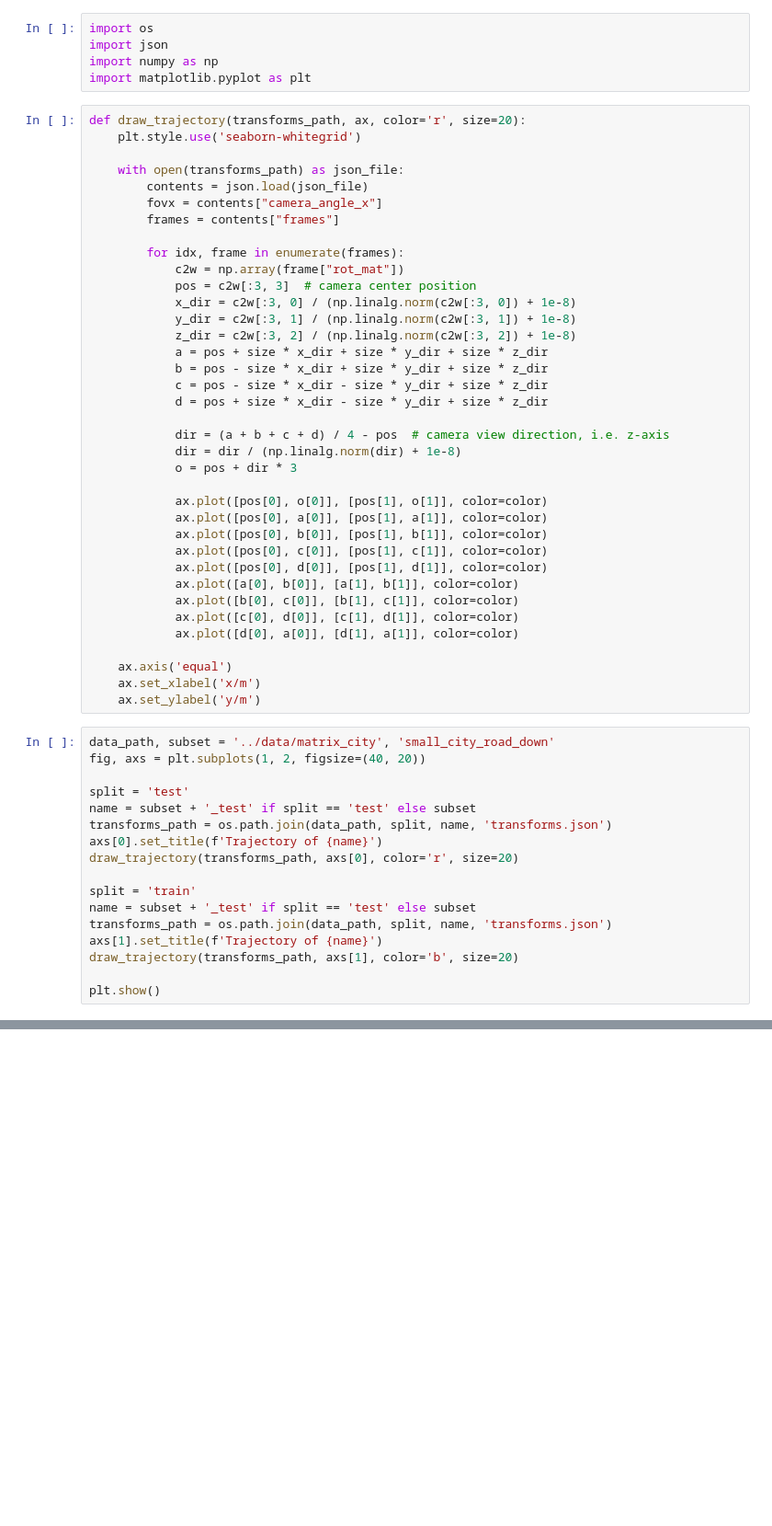
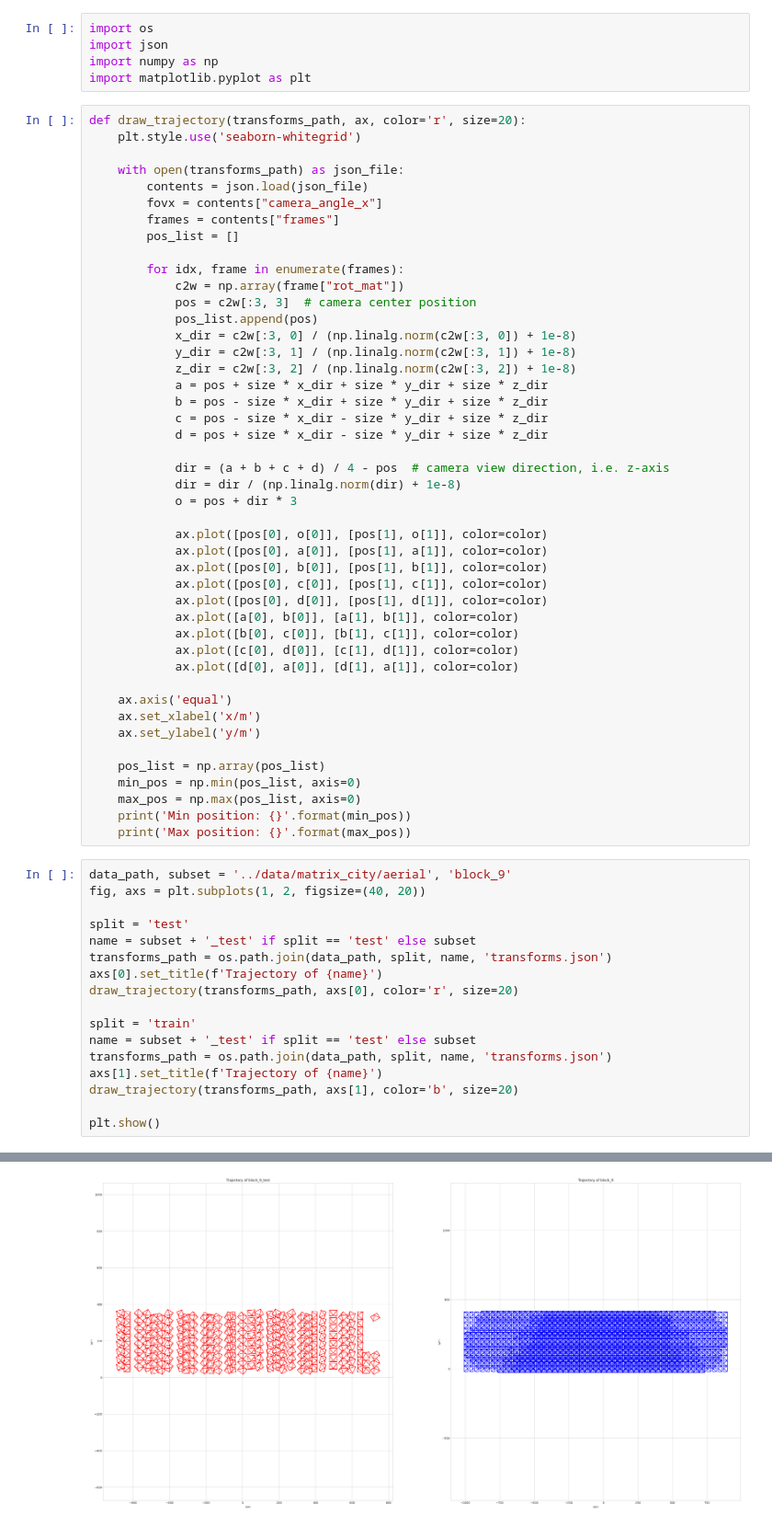
Before and after one commit to DekuLiuTesla/CityGaussian, a Jupyter notebook: notebooks/vis_matrixcity_trajectory.ipynb, the cells around one changed output, grey strips where cells are left out. Shown at 92% size. Saved outputs shown, nothing was run; the diff lists cells and outputs as text; blank space fills up the shorter version.

Commit message:
update matrix city vis

```diff
--- a/notebooks/vis_matrixcity_trajectory.ipynb
+++ b/notebooks/vis_matrixcity_trajectory.ipynb
@@ -11,10 +11,12 @@ def draw_trajectory(transforms_path, ax, color='r', size=20):
         contents = json.load(json_file)
         fovx = contents["camera_angle_x"]
         frames = contents["frames"]
+        pos_list = []
 
         for idx, frame in enumerate(frames):
             c2w = np.array(frame["rot_mat"])
             pos = c2w[:3, 3]  # camera center position
+            pos_list.append(pos)
             x_dir = c2w[:3, 0] / (np.linalg.norm(c2w[:3, 0]) + 1e-8)
             y_dir = c2w[:3, 1] / (np.linalg.norm(c2w[:3, 1]) + 1e-8)
             z_dir = c2w[:3, 2] / (np.linalg.norm(c2w[:3, 2]) + 1e-8)
@@ -40,8 +42,14 @@ def draw_trajectory(transforms_path, ax, color='r', size=20):
     ax.axis('equal')
     ax.set_xlabel('x/m')
     ax.set_ylabel('y/m')
+
+    pos_list = np.array(pos_list)
+    min_pos = np.min(pos_list, axis=0)
+    max_pos = np.max(pos_list, axis=0)
+    print('Min position: {}'.format(min_pos))
+    print('Max position: {}'.format(max_pos))
 # %%
-data_path, subset = '../data/matrix_city', 'small_city_road_down'
+data_path, subset = '../data/matrix_city/aerial', 'block_9'
 fig, axs = plt.subplots(1, 2, figsize=(40, 20))
 
 split = 'test'
@@ -57,3 +65,4 @@ axs[1].set_title(f'Trajectory of {name}')
 draw_trajectory(transforms_path, axs[1], color='b', size=20)
 
 plt.show()
+# %% [output]
@@ -59,0 +73 @@ plt.show()
+[figure, added]
```
Also changed, not shown: parts of 1 cell of this notebook.
